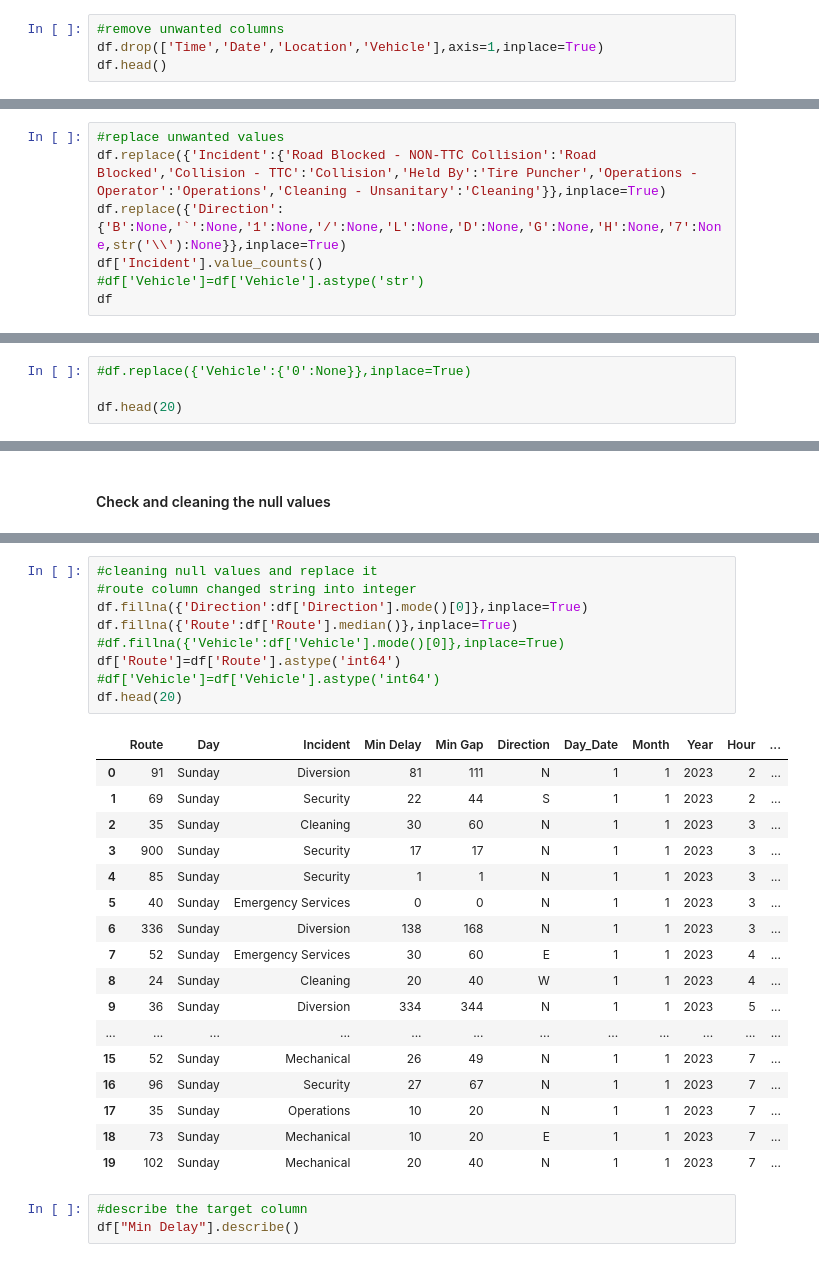
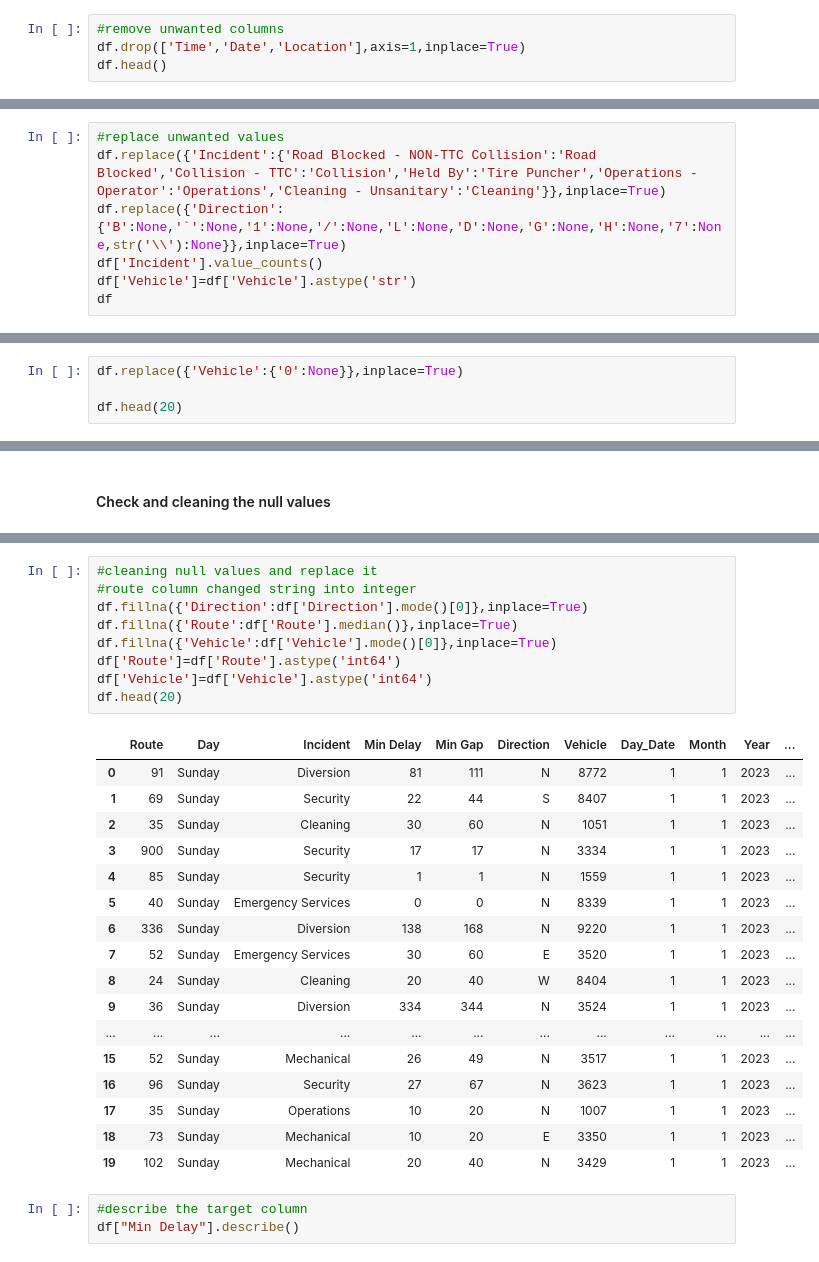
Before and after one commit to suryadev22092005-stack/Bus-Delay-prediction-project-ML, a Jupyter notebook: notebook/ML_Project_Bus_delay_Prediction.ipynb, the cells around one changed output, grey strips where cells are left out. Drawn from its saved outputs; the diff is of its cells as text.

```diff
--- a/notebook/ML_Project_Bus_delay_Prediction.ipynb
+++ b/notebook/ML_Project_Bus_delay_Prediction.ipynb
@@ -43,6 +45,6 @@ df["Hour"] = df["Time"].dt.hour
 df["Minute"] = df["Time"].dt.minute
 # %%
 #remove unwanted columns
-df.drop(['Time','Date','Location','Vehicle'],axis=1,inplace=True)
+df.drop(['Time','Date','Location'],axis=1,inplace=True)
 df.head()
 # %% [output]
@@ -57,6 +59,6 @@ df.head()
 df.replace({'Incident':{'Road Blocked - NON-TTC Collision':'Road Blocked','Collision - TTC':'Collision','Held By':'Tire Puncher','Operations - Operator':'Operations','Cleaning - Unsanitary':'Cleaning'}},inplace=True)
 df.replace({'Direction':{'B':None,'`':None,'1':None,'/':None,'L':None,'D':None,'G':None,'H':None,'7':None,str('\\'):None}},inplace=True)
 df['Incident'].value_counts()
-#df['Vehicle']=df['Vehicle'].astype('str')
+df['Vehicle']=df['Vehicle'].astype('str')
 df
 # %% [output]
@@ -76,5 +78,5 @@ df
 # %%
-#df.replace({'Vehicle':{'0':None}},inplace=True)
+df.replace({'Vehicle':{'0':None}},inplace=True)
 
 df.head(20)
 # %% [output]
@@ -138,30 +142,30 @@ memory usage: 3.7+ MB
 # %%
 #cleaning null values and replace it
 #route column changed string into integer
 df.fillna({'Direction':df['Direction'].mode()[0]},inplace=True)
 df.fillna({'Route':df['Route'].median()},inplace=True)
-#df.fillna({'Vehicle':df['Vehicle'].mode()[0]},inplace=True)
+df.fillna({'Vehicle':df['Vehicle'].mode()[0]},inplace=True)
 df['Route']=df['Route'].astype('int64')
-#df['Vehicle']=df['Vehicle'].astype('int64')
+df['Vehicle']=df['Vehicle'].astype('int64')
 df.head(20)
 # %% [output]
-|  | Route | Day | Incident | Min Delay | Min Gap | Direction | Day_Date | Month | Year | Hour | ... |
-| 0 | 91 | Sunday | Diversion | 81 | 111 | N | 1 | 1 | 2023 | 2 | ... |
-| 1 | 69 | Sunday | Security | 22 | 44 | S | 1 | 1 | 2023 | 2 | ... |
-| 2 | 35 | Sunday | Cleaning | 30 | 60 | N | 1 | 1 | 2023 | 3 | ... |
-| 3 | 900 | Sunday | Security | 17 | 17 | N | 1 | 1 | 2023 | 3 | ... |
-| 4 | 85 | Sunday | Security | 1 | 1 | N | 1 | 1 | 2023 | 3 | ... |
-| 5 | 40 | Sunday | Emergency Services | 0 | 0 | N | 1 | 1 | 2023 | 3 | ... |
-| 6 | 336 | Sunday | Diversion | 138 | 168 | N | 1 | 1 | 2023 | 3 | ... |
-| 7 | 52 | Sunday | Emergency Services | 30 | 60 | E | 1 | 1 | 2023 | 4 | ... |
-| 8 | 24 | Sunday | Cleaning | 20 | 40 | W | 1 | 1 | 2023 | 4 | ... |
-| 9 | 36 | Sunday | Diversion | 334 | 344 | N | 1 | 1 | 2023 | 5 | ... |
+|  | Route | Day | Incident | Min Delay | Min Gap | Direction | Vehicle | Day_Date | Month | Year | ... |
+| 0 | 91 | Sunday | Diversion | 81 | 111 | N | 8772 | 1 | 1 | 2023 | ... |
+| 1 | 69 | Sunday | Security | 22 | 44 | S | 8407 | 1 | 1 | 2023 | ... |
+| 2 | 35 | Sunday | Cleaning | 30 | 60 | N | 1051 | 1 | 1 | 2023 | ... |
+| 3 | 900 | Sunday | Security | 17 | 17 | N | 3334 | 1 | 1 | 2023 | ... |
+| 4 | 85 | Sunday | Security | 1 | 1 | N | 1559 | 1 | 1 | 2023 | ... |
+| 5 | 40 | Sunday | Emergency Services | 0 | 0 | N | 8339 | 1 | 1 | 2023 | ... |
+| 6 | 336 | Sunday | Diversion | 138 | 168 | N | 9220 | 1 | 1 | 2023 | ... |
+| 7 | 52 | Sunday | Emergency Services | 30 | 60 | E | 3520 | 1 | 1 | 2023 | ... |
+| 8 | 24 | Sunday | Cleaning | 20 | 40 | W | 8404 | 1 | 1 | 2023 | ... |
+| 9 | 36 | Sunday | Diversion | 334 | 344 | N | 3524 | 1 | 1 | 2023 | ... |
 | ... | ... | ... | ... | ... | ... | ... | ... | ... | ... | ... | ... |
-| 15 | 52 | Sunday | Mechanical | 26 | 49 | N | 1 | 1 | 2023 | 7 | ... |
-| 16 | 96 | Sunday | Security | 27 | 67 | N | 1 | 1 | 2023 | 7 | ... |
-| 17 | 35 | Sunday | Operations | 10 | 20 | N | 1 | 1 | 2023 | 7 | ... |
-| 18 | 73 | Sunday | Mechanical | 10 | 20 | E | 1 | 1 | 2023 | 7 | ... |
-| 19 | 102 | Sunday | Mechanical | 20 | 40 | N | 1 | 1 | 2023 | 7 | ... |
+| 15 | 52 | Sunday | Mechanical | 26 | 49 | N | 3517 | 1 | 1 | 2023 | ... |
+| 16 | 96 | Sunday | Security | 27 | 67 | N | 3623 | 1 | 1 | 2023 | ... |
+| 17 | 35 | Sunday | Operations | 10 | 20 | N | 1007 | 1 | 1 | 2023 | ... |
+| 18 | 73 | Sunday | Mechanical | 10 | 20 | E | 3350 | 1 | 1 | 2023 | ... |
+| 19 | 102 | Sunday | Mechanical | 20 | 40 | N | 3429 | 1 | 1 | 2023 | ... |
 # %%
 #describe the target column
 df["Min Delay"].describe()
```
Also changed, not shown: parts of 30 cells of this notebook, 1 other file.
